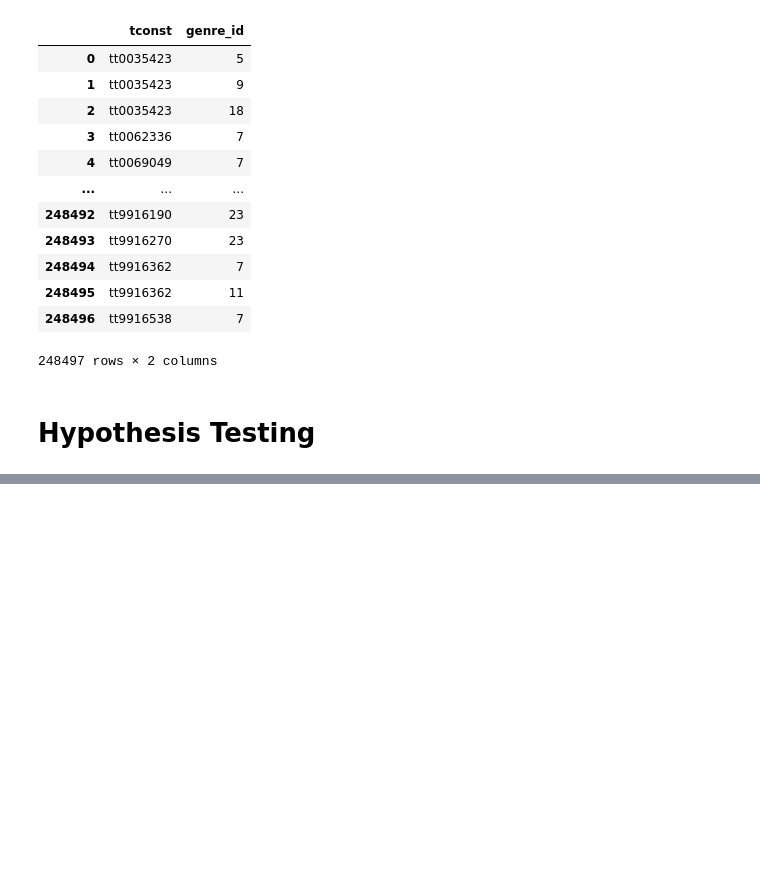
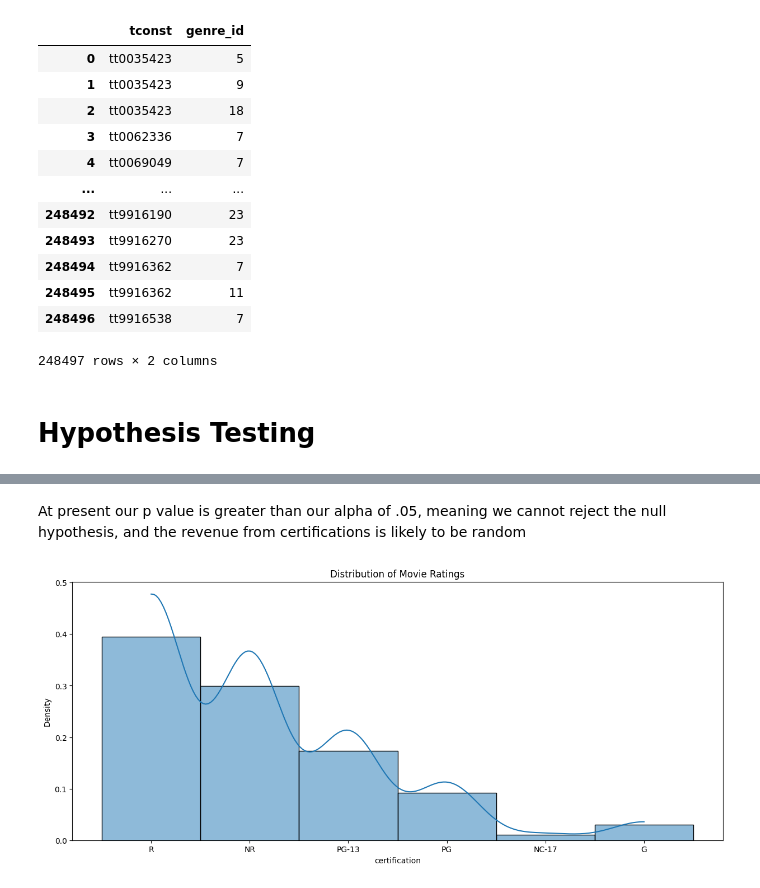
Before and after one commit to SeanRommes/Predicting-Better-Movies, a Jupyter notebook: Making Better Movies Pt. 4- Hypothesis Testing.ipynb, the cells around one changed output, grey strips where cells are left out. Cells and saved outputs as stored; diff of their text form; code cells hidden in the pictures; blank space fills up the shorter version.

```diff
--- a/Making Better Movies Pt. 4- Hypothesis Testing.ipynb
+++ b/Making Better Movies Pt. 4- Hypothesis Testing.ipynb
@@ -152,0 +177,4 @@ pd.read_sql(q,engine)
+# %%
+# dropping missing values from certs for visualization purposes
+early_2k_movies.dropna(subset = ['certification'],inplace = True)
+early_2k_movies['certification'].isna().sum()
@@ -152,0 +193,3 @@ pd.read_sql(q,engine)
+# %%
+early_2k_movies['certification'] = early_2k_movies['certification'].astype(object)
+early_2k_movies['certification'].info()
@@ -152,0 +391,11 @@ pd.read_sql(q,engine)
+# %% [markdown]
+At present our p value is greater than our alpha of .05, meaning we cannot reject the null hypothesis, and the revenue from certifications is likely to be random
+# %%
+## Slice out data and calc stats
+data = early_2k_movies['certification'].copy()
+## Make figure and plot histogram
+fig, ax = plt.subplots(figsize=(15,6))
+sns.histplot(x=data, kde=True, ax=ax, stat='density')
+ax.set_title('Distribution of Movie Ratings');
+# %% [output]
+[figure, added]
```
Also changed, not shown: parts of 36 cells of this notebook, 16 other files.
